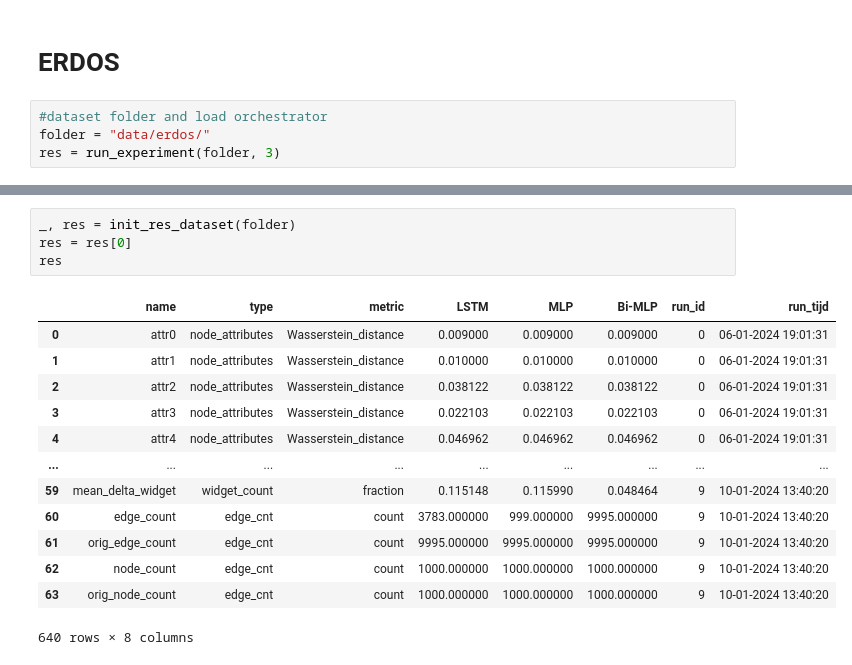
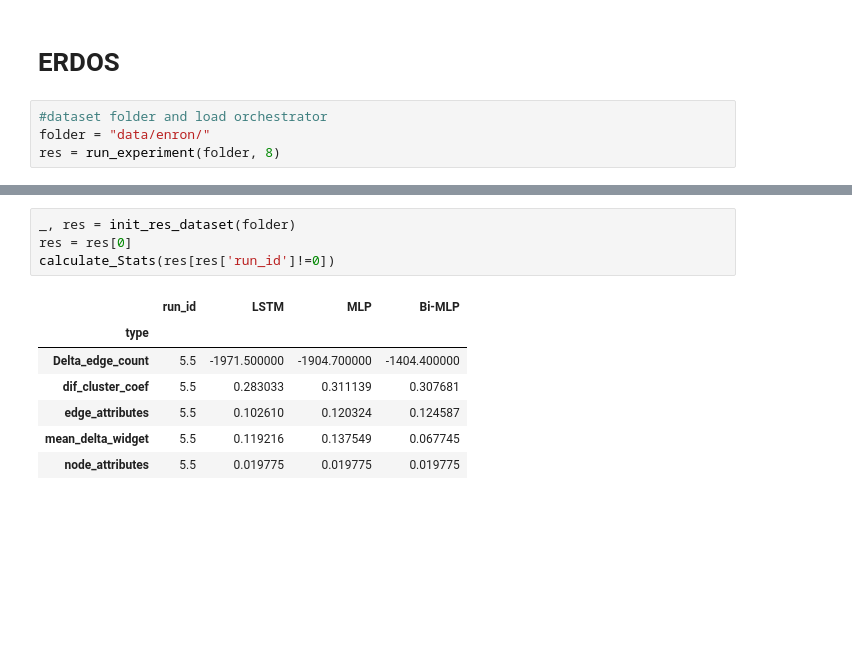
Before and after one commit to tonyPo/tigger_adj, a Jupyter notebook: experiments/run_experiment_no_target.ipynb, the cells around one changed output, grey strips where cells are left out. Cells and saved outputs as stored; diff of their text form; blank space fills up the shorter version.

```diff
--- a/experiments/run_experiment_no_target.ipynb
+++ b/experiments/run_experiment_no_target.ipynb
@@ -128,6 +131,6 @@ def calculate_Stats(res):
 # ERDOS
 # %%
 #dataset folder and load orchestrator
-folder = "data/erdos/"
-res = run_experiment(folder, 3)
+folder = "data/enron/"
+res = run_experiment(folder, 8)
 # %% [output]
@@ -157,18 +160,12 @@ there are 1000 nodes sampled
 # %%
 _, res = init_res_dataset(folder)
 res = res[0]
-res
+calculate_Stats(res[res['run_id']!=0])
 # %% [output]
-|  | name | type | metric | LSTM | MLP | Bi-MLP | run_id | run_tijd |
-| 0 | attr0 | node_attributes | Wasserstein_distance | 0.009000 | 0.009000 | 0.009000 | 0 | 06-01-2024 19:01:31 |
-| 1 | attr1 | node_attributes | Wasserstein_distance | 0.010000 | 0.010000 | 0.010000 | 0 | 06-01-2024 19:01:31 |
-| 2 | attr2 | node_attributes | Wasserstein_distance | 0.038122 | 0.038122 | 0.038122 | 0 | 06-01-2024 19:01:31 |
-| 3 | attr3 | node_attributes | Wasserstein_distance | 0.022103 | 0.022103 | 0.022103 | 0 | 06-01-2024 19:01:31 |
-| 4 | attr4 | node_attributes | Wasserstein_distance | 0.046962 | 0.046962 | 0.046962 | 0 | 06-01-2024 19:01:31 |
-| ... | ... | ... | ... | ... | ... | ... | ... | ... |
-| 59 | mean_delta_widget | widget_count | fraction | 0.115148 | 0.115990 | 0.048464 | 9 | 10-01-2024 13:40:20 |
-| 60 | edge_count | edge_cnt | count | 3783.000000 | 999.000000 | 9995.000000 | 9 | 10-01-2024 13:40:20 |
-| 61 | orig_edge_count | edge_cnt | count | 9995.000000 | 9995.000000 | 9995.000000 | 9 | 10-01-2024 13:40:20 |
-| 62 | node_count | edge_cnt | count | 1000.000000 | 1000.000000 | 1000.000000 | 9 | 10-01-2024 13:40:20 |
-| 63 | orig_node_count | edge_cnt | count | 1000.000000 | 1000.000000 | 1000.000000 | 9 | 10-01-2024 13:40:20 |
+|  | run_id | LSTM | MLP | Bi-MLP |
+| type |  |  |  |  |
+| Delta_edge_count | 5.5 | -1971.500000 | -1904.700000 | -1404.400000 |
+| dif_cluster_coef | 5.5 | 0.283033 | 0.311139 | 0.307681 |
+| edge_attributes | 5.5 | 0.102610 | 0.120324 | 0.124587 |
+| mean_delta_widget | 5.5 | 0.119216 | 0.137549 | 0.067745 |
+| node_attributes | 5.5 | 0.019775 | 0.019775 | 0.019775 |
-640 rows × 8 columns
```
Also changed, not shown: parts of 4 cells of this notebook, 10 other files.
